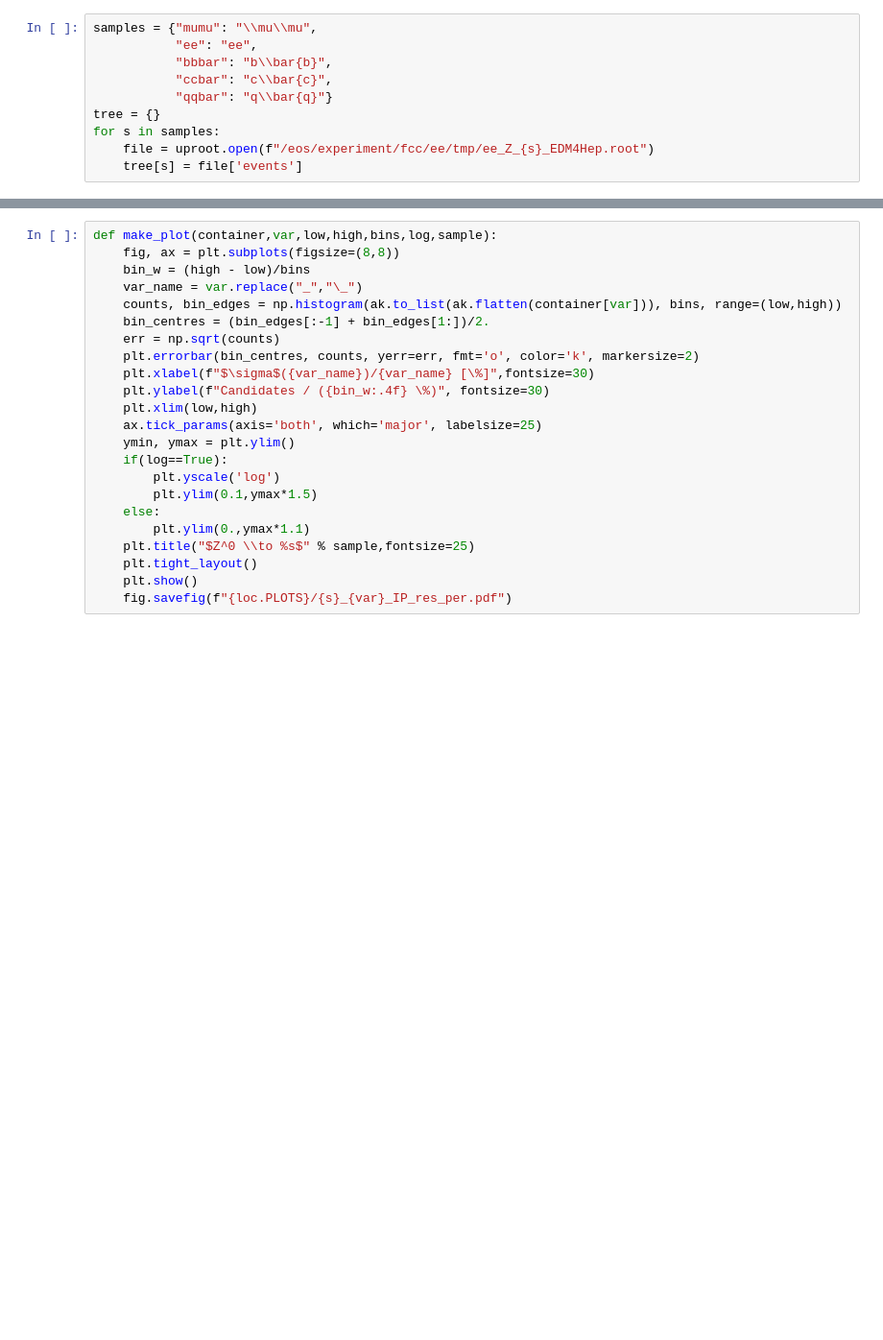
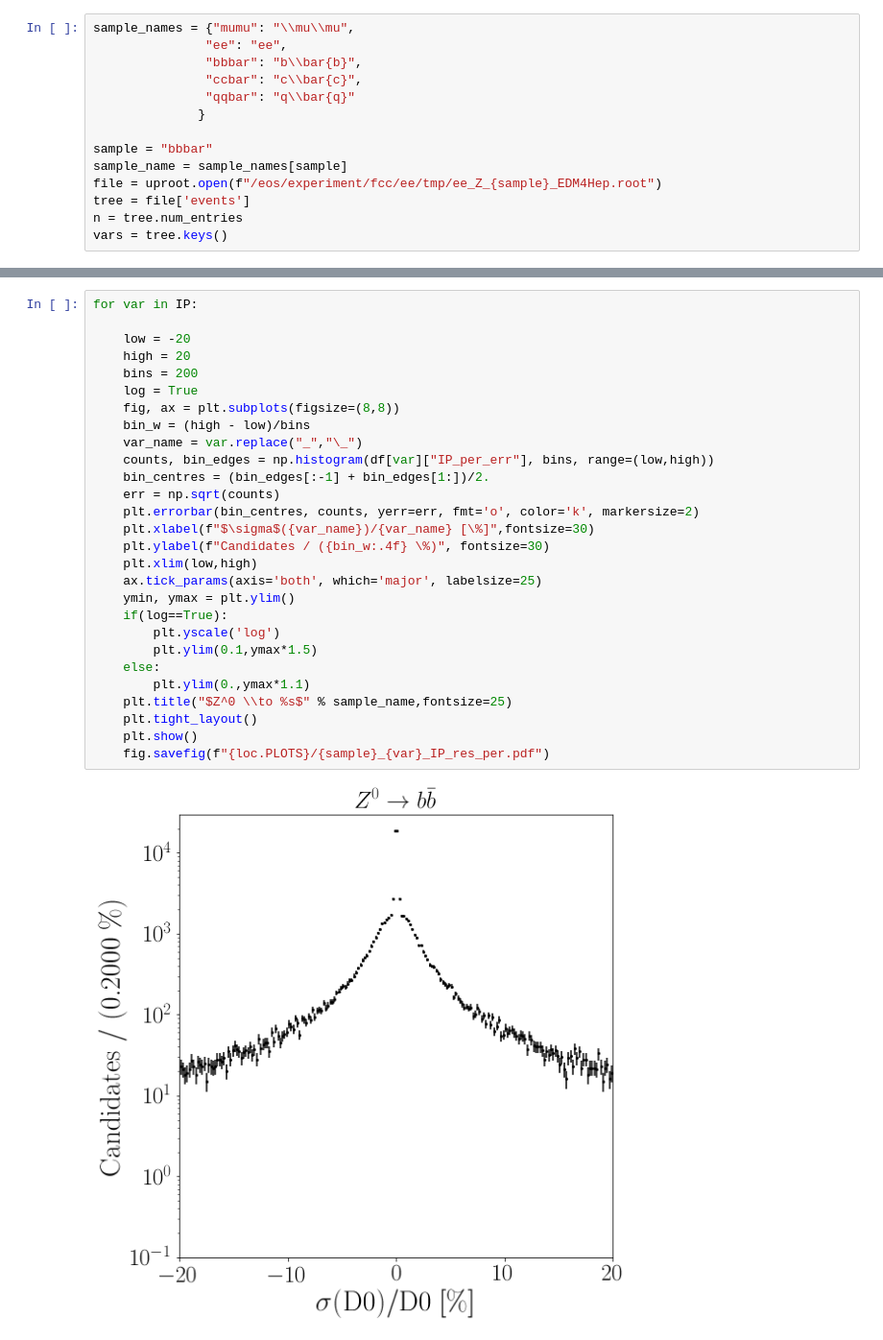
Before and after one commit to donalhill/fcc_python_tools, a Jupyter notebook: examples/IP_resolution.ipynb, the cells around one changed output, grey strips where cells are left out. Shown at 96% size. Cells and saved outputs as stored; diff of their text form; blank space fills up the shorter version.

```diff
--- a/examples/IP_resolution.ipynb
+++ b/examples/IP_resolution.ipynb
@@ -22,10 +18,14 @@ Loop over different $Z^0 \to f\bar{f}$ samples and load them:
 # %%
-samples = {"mumu": "\\mu\\mu",
-           "ee": "ee",
-           "bbbar": "b\\bar{b}",
-           "ccbar": "c\\bar{c}",
-           "qqbar": "q\\bar{q}"}
-tree = {}
-for s in samples:
-    file = uproot.open(f"/eos/experiment/fcc/ee/tmp/ee_Z_{s}_EDM4Hep.root")
-    tree[s] = file['events']
+sample_names = {"mumu": "\\mu\\mu",
+               "ee": "ee",
+               "bbbar": "b\\bar{b}",
+               "ccbar": "c\\bar{c}",
+               "qqbar": "q\\bar{q}"
+              }
+
+sample = "bbbar"
+sample_name = sample_names[sample]
+file = uproot.open(f"/eos/experiment/fcc/ee/tmp/ee_Z_{sample}_EDM4Hep.root")
+tree = file['events']
+n = tree.num_entries
+vars = tree.keys()
@@ -34,23 +147,30 @@ Plot making function:
 # %%
-def make_plot(container,var,low,high,bins,log,sample):
+for var in IP:
+
+    low = -20
+    high = 20
+    bins = 200
+    log = True
     fig, ax = plt.subplots(figsize=(8,8))
     bin_w = (high - low)/bins
     var_name = var.replace("_","\_")
-    counts, bin_edges = np.histogram(ak.to_list(ak.flatten(container[var])), bins, range=(low,high))
+    counts, bin_edges = np.histogram(df[var]["IP_per_err"], bins, range=(low,high))
     bin_centres = (bin_edges[:-1] + bin_edges[1:])/2.
     err = np.sqrt(counts)
     plt.errorbar(bin_centres, counts, yerr=err, fmt='o', color='k', markersize=2)
     plt.xlabel(f"$\sigma$({var_name})/{var_name} [\%]",fontsize=30)
     plt.ylabel(f"Candidates / ({bin_w:.4f} \%)", fontsize=30)
     plt.xlim(low,high)
     ax.tick_params(axis='both', which='major', labelsize=25)
     ymin, ymax = plt.ylim()
     if(log==True):
         plt.yscale('log')
         plt.ylim(0.1,ymax*1.5)
     else:
         plt.ylim(0.,ymax*1.1)
-    plt.title("$Z^0 \\to %s$" % sample,fontsize=25)
+    plt.title("$Z^0 \\to %s$" % sample_name,fontsize=25)
     plt.tight_layout()
     plt.show()
-    fig.savefig(f"{loc.PLOTS}/{s}_{var}_IP_res_per.pdf")
+    fig.savefig(f"{loc.PLOTS}/{sample}_{var}_IP_res_per.pdf")
+# %% [output]
+[figure, added]
```
Also changed, not shown: parts of 16 cells of this notebook.
